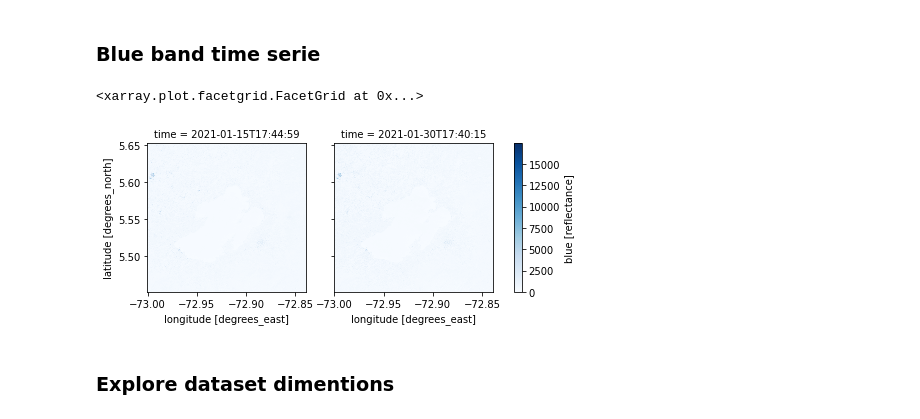
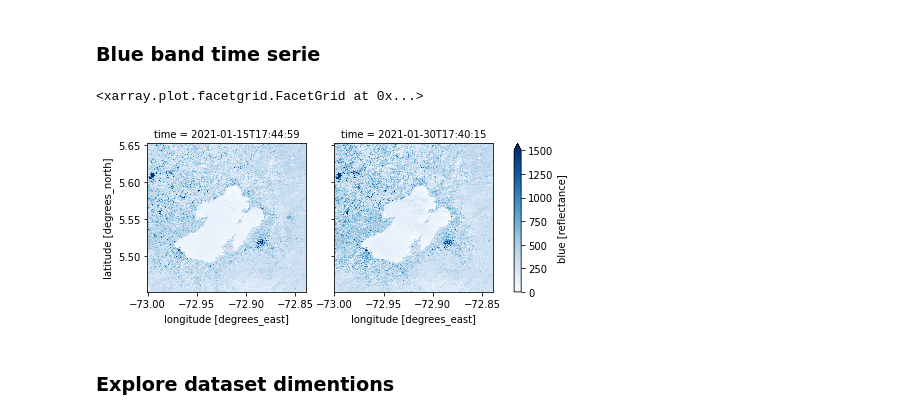
Before and after one commit to DonAurelio/geopython-2021, a Jupyter notebook: notebooks/3. Sentinel 2 - Normalized Vegetation Index (NDVI).ipynb, the cells around one changed output. Saved outputs shown, nothing was run; the diff lists cells and outputs as text; code cells hidden in the pictures.

```diff
--- a/notebooks/3. Sentinel 2 - Normalized Vegetation Index (NDVI).ipynb
+++ b/notebooks/3. Sentinel 2 - Normalized Vegetation Index (NDVI).ipynb
@@ -118,10 +123,10 @@ img = rgb.plot.imshow(col='time',col_wrap=2,add_colorbar=False,vmin=0,vmax=1500)
 # %% [markdown]
 ### Blue band time serie
 # %%
-dataset.blue.plot(col='time',col_wrap=2,cmap='Blues')
+dataset.blue.plot(col='time',col_wrap=2,cmap='Blues',vmin=0,vmax=1500)
 # %% [output]
 <xarray.plot.facetgrid.FacetGrid at 0x...>
-[figure, old version]
+[figure, new version]
 # %% [markdown]
 ### Explore dataset dimentions
 # %%
```
Also changed, not shown: parts of 13 cells of this notebook, 2 other files.
